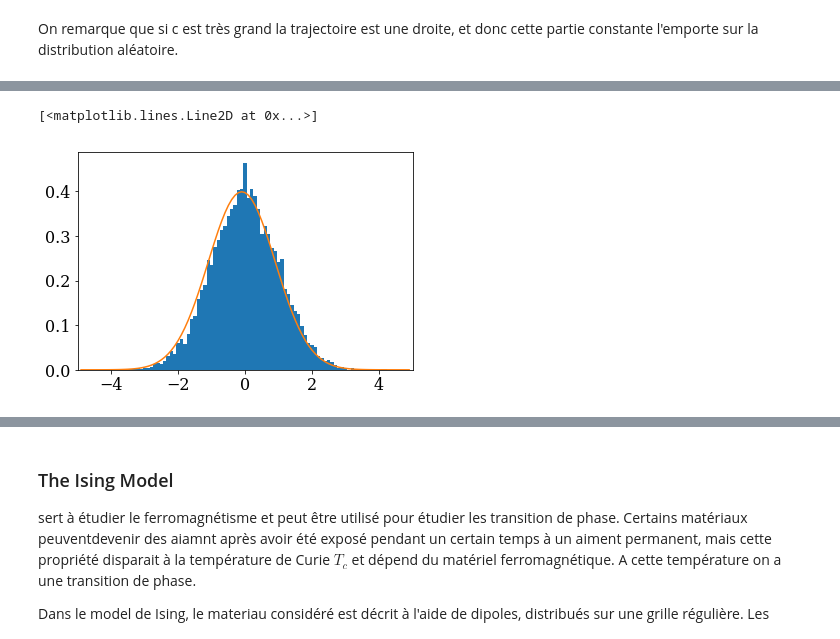
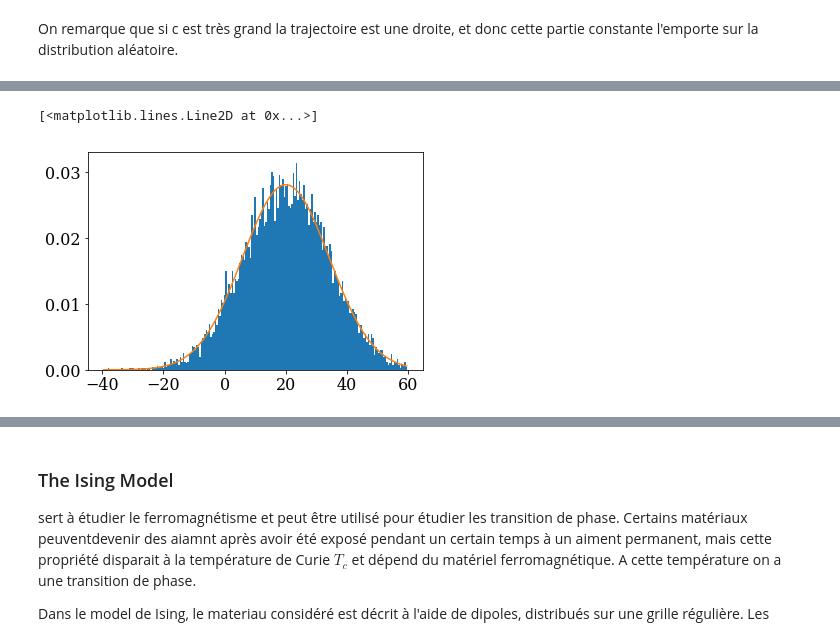
Before and after one commit to njohnsto/numerical-mooc, a Jupyter notebook: lesson6.ipynb, the cells around one changed output, grey strips where cells are left out. Saved outputs shown, nothing was run; the diff lists cells and outputs as text; code cells hidden in the pictures.

```diff
--- a/lesson6.ipynb
+++ b/lesson6.ipynb
@@ -368,21 +387,22 @@ Ajoutez une contribution systematic à dx: $dx=cdt + \sqrt{2\alpha dt}N(0,1)$
 # %%
 #commençons par suivre une particule, initialement au repos en x=0
 
-T=10.0   #durée totale de simulation
+T=50.0   #durée totale de simulation
 
 nt=500   #nb de pas de temps
 dt=T/nt  #interval de temps
 
 alpha=2.0    #coeff de diffusion
-c=0.5    #cte à déterminer?
+c=0.4    #cte à déterminer?
+npart=10000
 
 #C.I.
 t = np.arange(0,T+dt, dt)
-x = np.empty(nt+1)
+x = np.empty([nt+1, npart])
 x[0]=0
 
 for i in range(nt):
-    x[i+1]=x[i]+np.sqrt(2*alpha*dt)*np.random.normal(0,1)+c*dt
-
-plt.plot(t,x)
+    x[i+1]=x[i]+np.sqrt(2*alpha*dt)*np.random.normal(0,1, npart)+c*dt
+for i in range(20):
+    plt.plot(t,x[:,i])
 # %% [output]
@@ -393,25 +421,20 @@ On remarque que si c est très grand la trajectoire est une droite, et donc cett
 # %%
-#commençons par initialiser la position de l'échnantillon
-
-npart=10000
-
 #on choisi u=0 (on le mettra simplement pas dans le calcul)
 sigma = 1.0
-x0 = np.random.normal(loc=0, scale=sigma, size=npart)
+sigma2=2*alpha*T+sigma**2
 
 #creation de bins centré autour de 0
-binwidth=0.1
-bins=np.arange(-5,5, binwidth)
+binwidth=0.5
+bins=np.arange(-40,60, binwidth)
 bins = bins + binwidth/2
 
 bin_centers = bins[:-1]+binwidth/2
 
-plt.xlim(-5,5)
-plt.hist(x0, bins, normed=True);
-plt.plot(bin_centers, np.exp(-(bin_centers+c*dt)**2/(2.0*sigma**2))/np.sqrt(2*np.pi*sigma**2))
+plt.hist(x[nt], bins, normed=True);
+plt.plot(bin_centers, np.exp(-(bin_centers-c*T)**2/(2.0*sigma2))/np.sqrt(2*np.pi*sigma2))
 # %% [output]
 [<matplotlib.lines.Line2D at 0x...>]
-[figure, old version]
+[figure, new version]
 # %%
 #commençons par suivre une particule, initialement au repos en x=0
 
```
Also changed, not shown: parts of 28 cells of this notebook.
